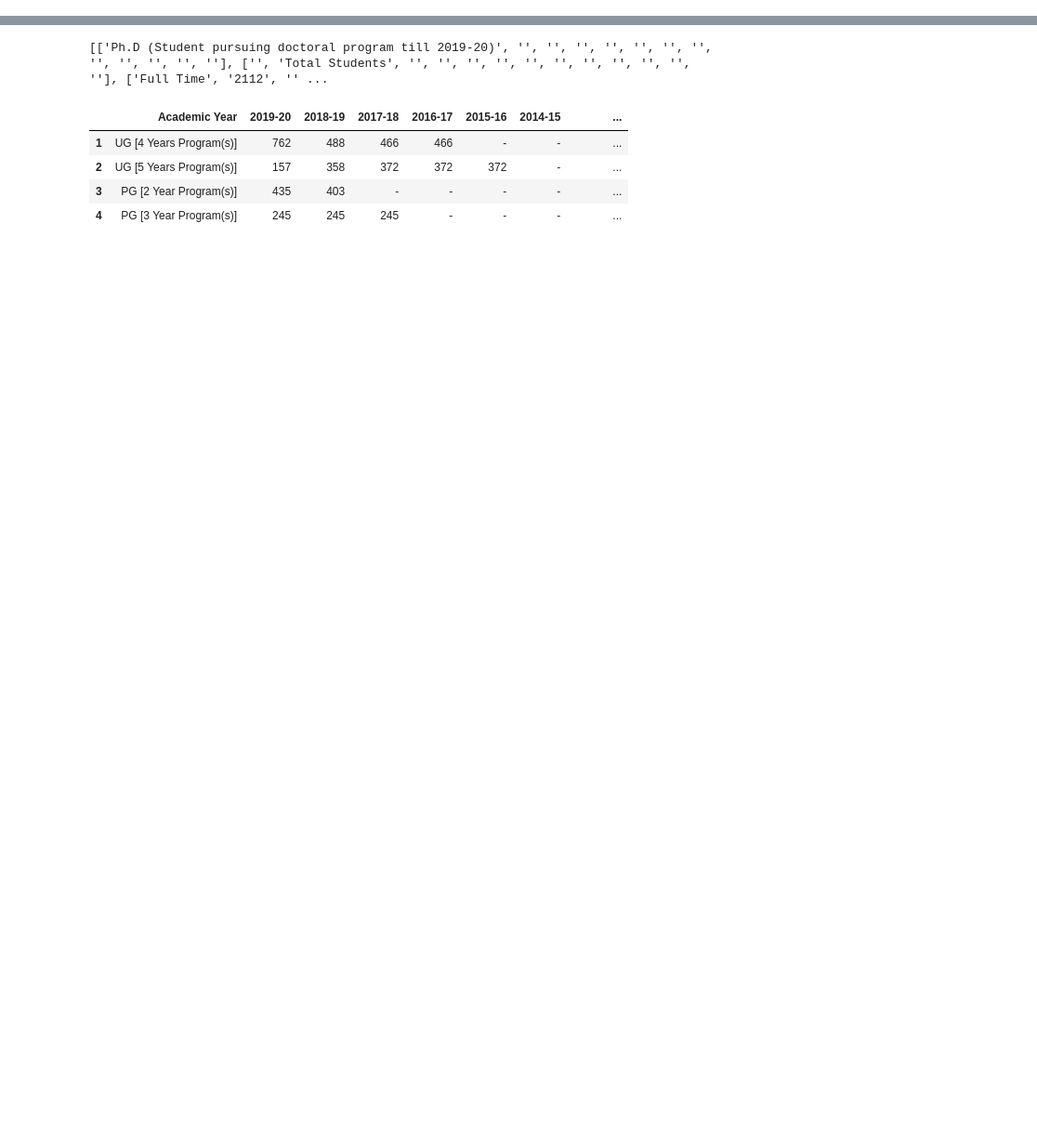
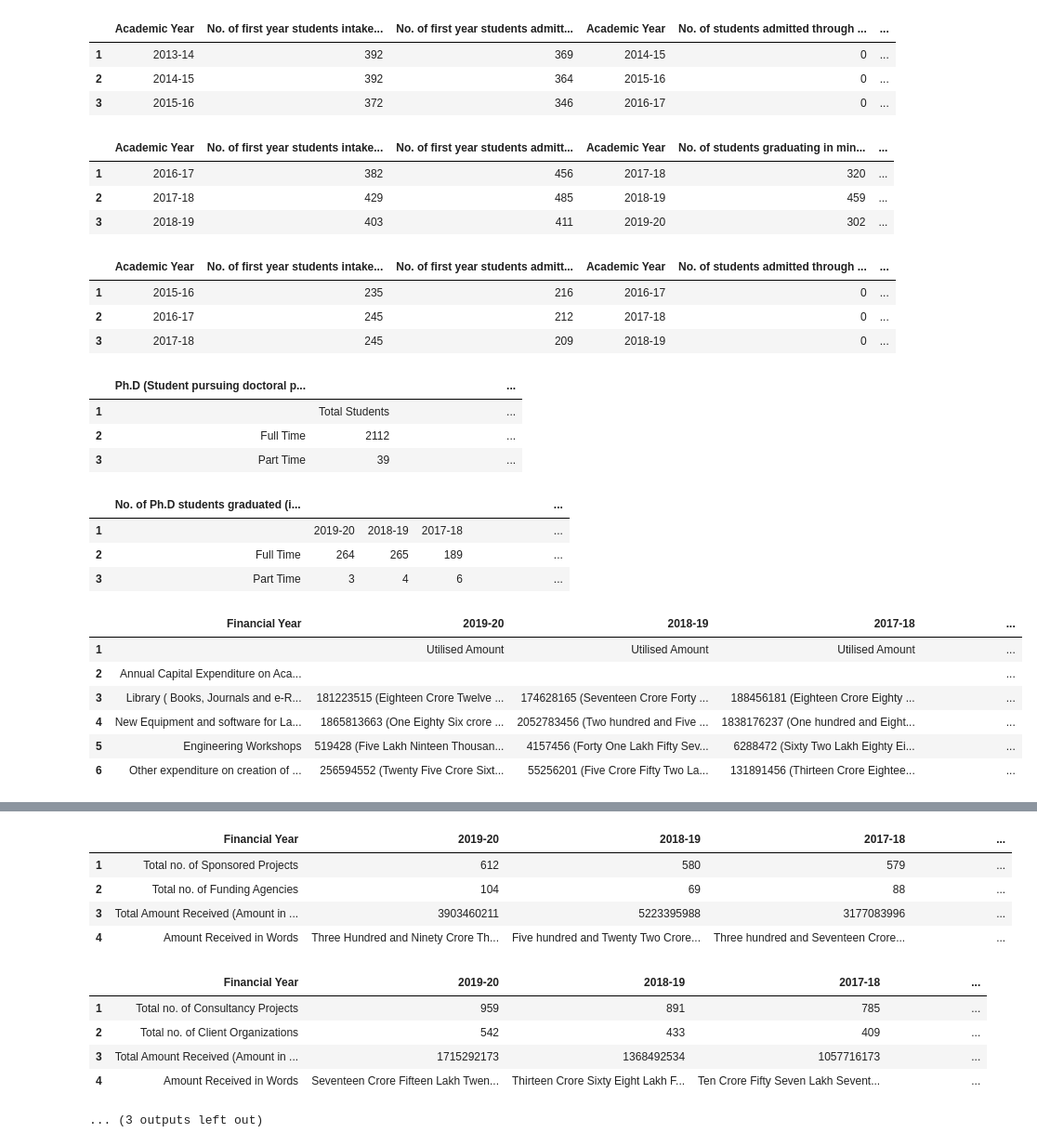
Before and after one commit to krishnaagarwal2001/Analysis-of-NIRF-Ranking, a Jupyter notebook: pdfs to table.ipynb, the cells around one changed output, grey strips where cells are left out. Shown at 93% size. Saved outputs shown, nothing was run; the diff lists cells and outputs as text; code cells hidden in the pictures; blank space fills up the shorter version.

```diff
--- a/pdfs to table.ipynb
+++ b/pdfs to table.ipynb
@@ -2,7 +2,7 @@
 import tabula
 from csv import reader
 import pandas as pd
-tabula.convert_into("IR-E-U-0456.pdf", "IR-E-I-0456.csv", output_format="csv", pages='all')
+tabula.convert_into("https://www.nirfindia.org/nirfpdfcdn/2021/pdf/Engineering/IR-E-U-0456.pdf", "IR-E-I-0456.csv", output_format="csv", pages='all')
 all_tables=[]
 table=[]
 special_words=['Academic Year','(All programs\nof all years)','Ph.D (Student pursuing doctoral program till 2019-20)','No. of Ph.D students graduated (including Integrated Ph.D)','Financial Year','1. Do your institution buildings have Lifts/Ramps?','2. Do your institution have provision for walking aids, including wheelchairs and transportation from one building to another for handicapped students?','3. Do your institution buildings have specially designed toilets for handicapped students?','Number of faculty members entered']
@@ -25,5 +25,9 @@ if(len(table)>0):
     all_tables.append(table)
     table=[]
 
-print(all_tables[6])
+for i in range(len(all_tables)):
+    df = pd.DataFrame(data = all_tables[i])
+    df.columns = df.iloc[0]
+    df = df[1:]
+    display(df)
 # %% [output]
@@ -29,0 +48,27 @@ print(all_tables[6])
+|  | Academic Year | No. of first year students intake... | No. of first year students admitt... | Academic Year | No. of students admitted through ... | ... |
+| 1 | 2013-14 | 392 | 369 | 2014-15 | 0 | ... |
+| 2 | 2014-15 | 392 | 364 | 2015-16 | 0 | ... |
+| 3 | 2015-16 | 372 | 346 | 2016-17 | 0 | ... |
+|  | Academic Year | No. of first year students intake... | No. of first year students admitt... | Academic Year | No. of students graduating in min... | ... |
+| 1 | 2016-17 | 382 | 456 | 2017-18 | 320 | ... |
+| 2 | 2017-18 | 429 | 485 | 2018-19 | 459 | ... |
+| 3 | 2018-19 | 403 | 411 | 2019-20 | 302 | ... |
+|  | Academic Year | No. of first year students intake... | No. of first year students admitt... | Academic Year | No. of students admitted through ... | ... |
+| 1 | 2015-16 | 235 | 216 | 2016-17 | 0 | ... |
+| 2 | 2016-17 | 245 | 212 | 2017-18 | 0 | ... |
+| 3 | 2017-18 | 245 | 209 | 2018-19 | 0 | ... |
+|  | Ph.D (Student pursuing doctoral p... |  |  |  |  |  |  |  |  |  | ... |
+| 1 |  | Total Students |  |  |  |  |  |  |  |  | ... |
+| 2 | Full Time | 2112 |  |  |  |  |  |  |  |  | ... |
+| 3 | Part Time | 39 |  |  |  |  |  |  |  |  | ... |
+|  | No. of Ph.D students graduated (i... |  |  |  |  |  |  |  |  |  | ... |
+| 1 |  | 2019-20 | 2018-19 | 2017-18 |  |  |  |  |  |  | ... |
+| 2 | Full Time | 264 | 265 | 189 |  |  |  |  |  |  | ... |
+| 3 | Part Time | 3 | 4 | 6 |  |  |  |  |  |  | ... |
+|  | Financial Year | 2019-20 | 2018-19 | 2017-18 |  |  |  |  |  |  | ... |
+| 1 |  | Utilised Amount | Utilised Amount | Utilised Amount |  |  |  |  |  |  | ... |
+| 2 | Annual Capital Expenditure on Aca... |  |  |  |  |  |  |  |  |  | ... |
+| 3 | Library ( Books, Journals and e-R... | 181223515 (Eighteen Crore Twelve ... | 174628165 (Seventeen Crore Forty ... | 188456181 (Eighteen Crore Eighty ... |  |  |  |  |  |  | ... |
+| 4 | New Equipment and software for La... | 1865813663 (One Eighty Six crore ... | 2052783456 (Two hundred and Five ... | 1838176237 (One hundred and Eight... |  |  |  |  |  |  | ... |
+| 5 | Engineering Workshops | 519428 (Five Lakh Ninteen Thousan... | 4157456 (Forty One Lakh Fifty Sev... | 6288472 (Sixty Two Lakh Eighty Ei... |  |  |  |  |  |  | ... |
+| 6 | Other expenditure on creation of ... | 256594552 (Twenty Five Crore Sixt... | 55256201 (Five Crore Fifty Two La... | 131891456 (Thirteen Crore Eightee... |  |  |  |  |  |  | ... |
@@ -30,12 +81,11 @@ print(all_tables[6])
+|  | Financial Year | 2019-20 | 2018-19 | 2017-18 |  |  |  |  |  |  | ... |
+| 1 | Total no. of Sponsored Projects | 612 | 580 | 579 |  |  |  |  |  |  | ... |
+| 2 | Total no. of Funding Agencies | 104 | 69 | 88 |  |  |  |  |  |  | ... |
+| 3 | Total Amount Received (Amount in ... | 3903460211 | 5223395988 | 3177083996 |  |  |  |  |  |  | ... |
+| 4 | Amount Received in Words | Three Hundred and Ninety Crore Th... | Five hundred and Twenty Two Crore... | Three hundred and Seventeen Crore... |  |  |  |  |  |  | ... |
+|  | Financial Year | 2019-20 | 2018-19 | 2017-18 |  |  |  |  |  |  | ... |
+| 1 | Total no. of Consultancy Projects | 959 | 891 | 785 |  |  |  |  |  |  | ... |
+| 2 | Total no. of Client Organizations | 542 | 433 | 409 |  |  |  |  |  |  | ... |
+| 3 | Total Amount Received (Amount in ... | 1715292173 | 1368492534 | 1057716173 |  |  |  |  |  |  | ... |
+| 4 | Amount Received in Words | Seventeen Crore Fifteen Lakh Twen... | Thirteen Crore Sixty Eight Lakh F... | Ten Crore Fifty Seven Lakh Sevent... |  |  |  |  |  |  | ... |
-[['Ph.D (Student pursuing doctoral program till 2019-20)', '', '', '', '', '', '', '', '', '', '', '', ''], ['', 'Total Students', '', '', '', '', '', '', '', '', '', '', ''], ['Full Time', '2112', '' ...
+... (3 outputs left out)
-# %%
-df = pd.DataFrame(data = all_tables[0])
-df.columns = df.iloc[0]
-df = df[1:]
-df
-# %% [output]
-|  | Academic Year | 2019-20 | 2018-19 | 2017-18 | 2016-17 | 2015-16 | 2014-15 |  |  |  | ... |
-| 1 | UG [4 Years Program(s)] | 762 | 488 | 466 | 466 | - | - |  |  |  | ... |
-| 2 | UG [5 Years Program(s)] | 157 | 358 | 372 | 372 | 372 | - |  |  |  | ... |
-| 3 | PG [2 Year Program(s)] | 435 | 403 | - | - | - | - |  |  |  | ... |
-| 4 | PG [3 Year Program(s)] | 245 | 245 | 245 | - | - | - |  |  |  | ... |
```
Also changed, not shown: parts of 1 cell of this notebook, 7 other files.
